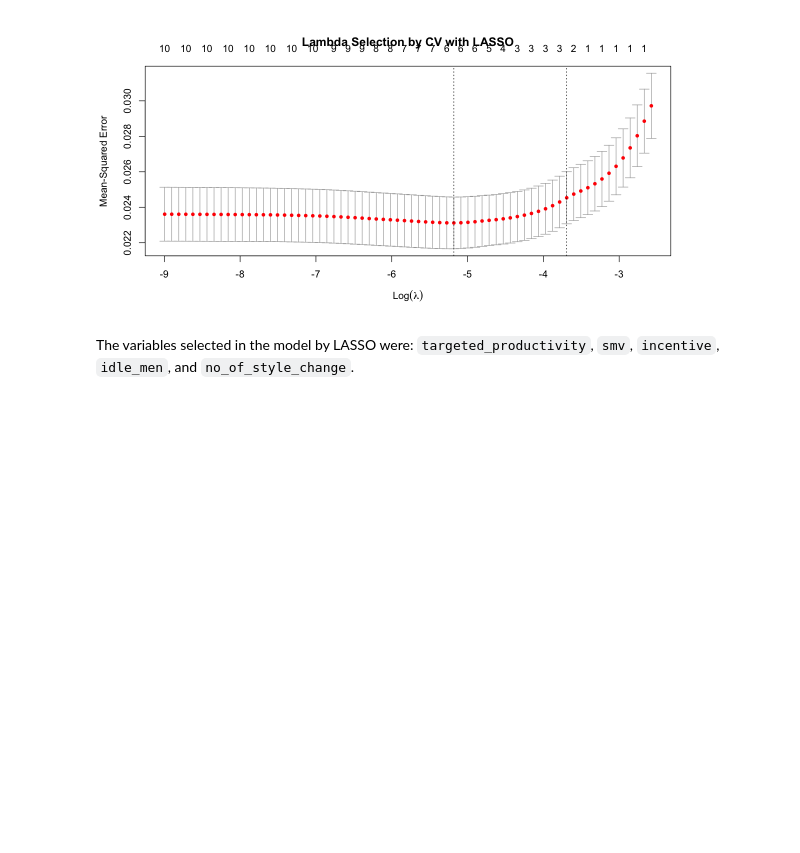
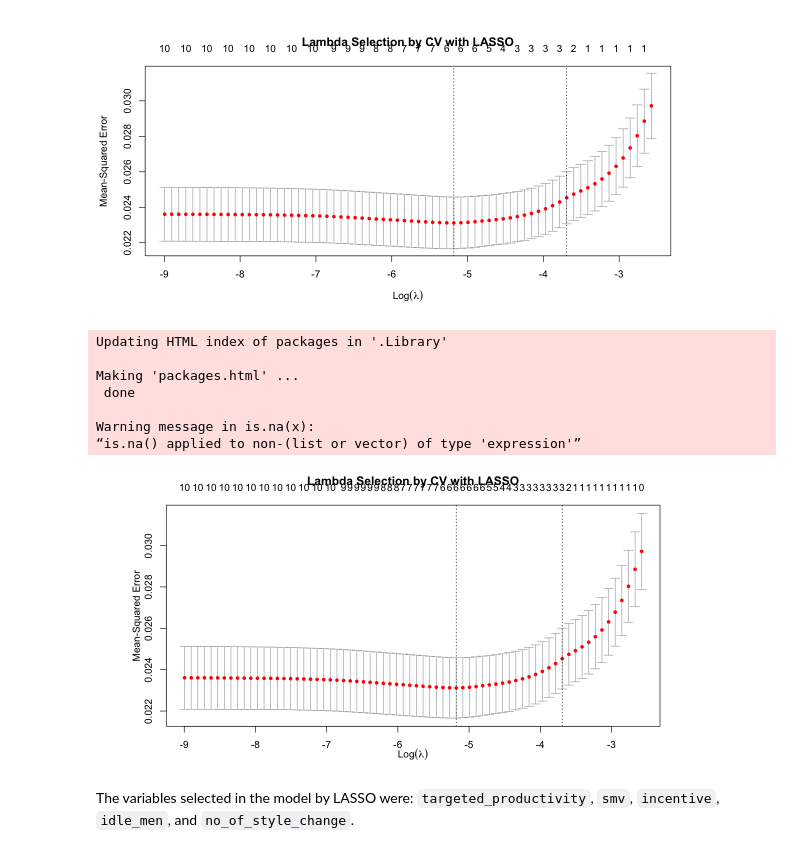
Before and after one commit to DSCI-310-2023/dsci-310-group-01, a Jupyter notebook: notebooks/garments_factory_analysis.ipynb, the cells around one changed output. Drawn from its saved outputs; the diff is of its cells as text; code cells hidden in the pictures; blank space fills up the shorter version.

Commit message:
Edit rmd (halfway done)

```diff
--- a/notebooks/garments_factory_analysis.ipynb
+++ b/notebooks/garments_factory_analysis.ipynb
@@ -402,6 +406,19 @@ lambda_min_MSE_LASSO <- round(data_cv_lambda_LASSO$lambda.min, 4)
 # %% [output]
 Figure 8: Lambda Selection by CV with LASSO
 [figure]
+# %%
+#install.packages("ggplotify")
+library(ggplotify)
+as.ggplot(function() plot(data_cv_lambda_LASSO, main = "Lambda Selection by CV with LASSO"))
+# %% [output]
+Updating HTML index of packages in '.Library'
+
+Making 'packages.html' ...
+ done
+
+Warning message in is.na(x):
+“is.na() applied to non-(list or vector) of type 'expression'”
+[figure, added]
 # %%
 # build a LASSO model
 data_LASSO_min <- glmnet(
```
Also changed, not shown: parts of 2 cells of this notebook, 2 other files.
